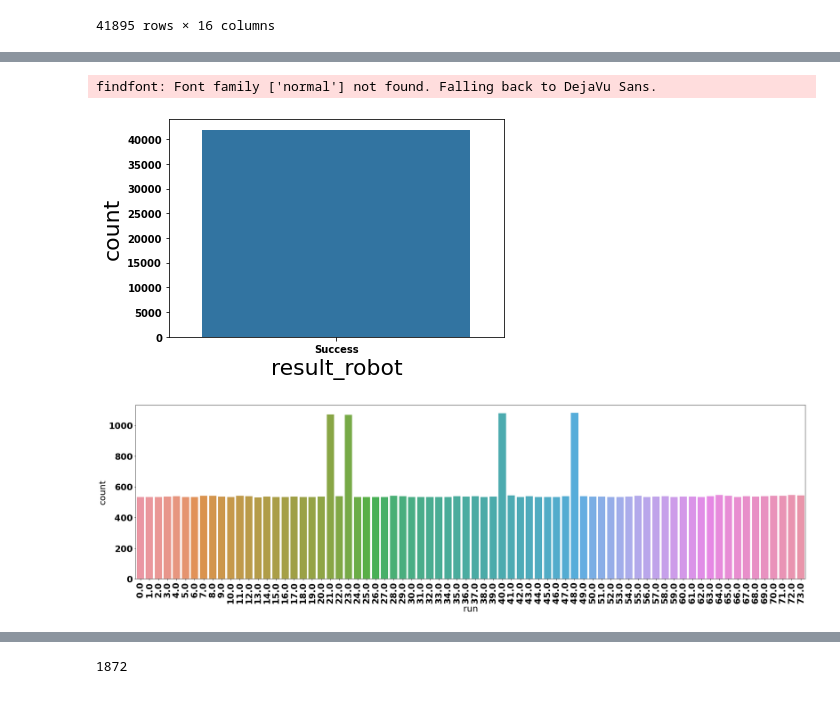
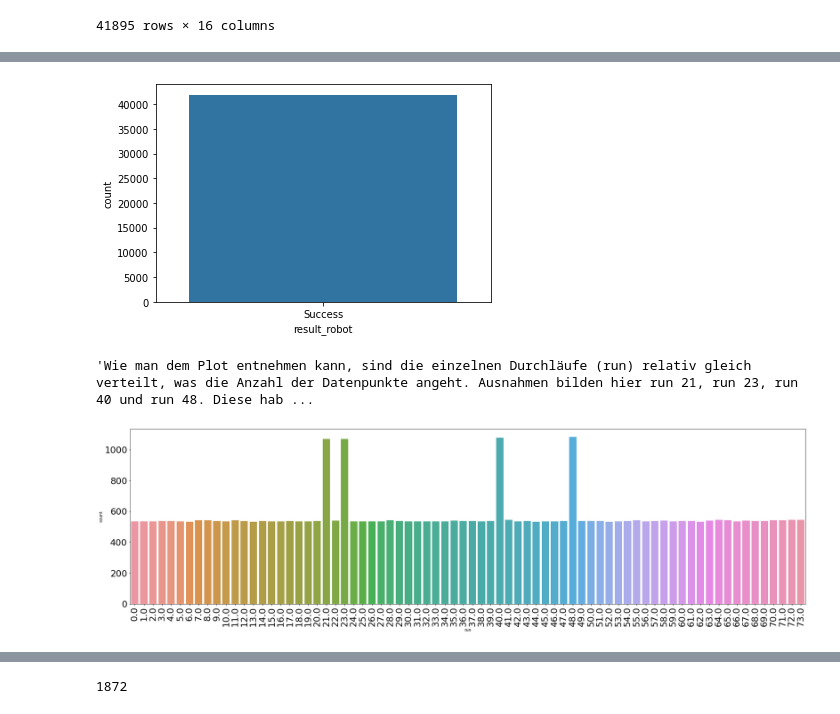
Before and after one commit to marvin353/SmartDataAnalytics_Gruppe1, a Jupyter notebook: Übungsblatt4/DataExploration_Marvin.ipynb, the cells around one changed output, grey strips where cells are left out. Saved outputs shown, nothing was run; the diff lists cells and outputs as text; code cells hidden in the pictures.

```diff
--- a/Übungsblatt4/DataExploration_Marvin.ipynb
+++ b/Übungsblatt4/DataExploration_Marvin.ipynb
@@ -82,18 +82,22 @@ memory usage: 6.4+ MB
 # %%
 # Sccess - Fail Distribution
 plt.rc('xtick', labelsize=10)    # fontsize of the tick labels
 plt.rc('ytick', labelsize=10)
 ax = sns.countplot(x="result_robot", data=df)
 plt.show()
 # Seems like success only
+"""Die Spalte "result_robot" enthält ausschließlich den Wert "success"."""
 
 # Distribution by: run
 fig = plt.figure(figsize=(30,8))
 plt.rc('xtick', labelsize=22)    # fontsize of the tick labels
 plt.rc('ytick', labelsize=22)
 plt.xticks(rotation=90)
 ax = sns.countplot(x="run", data=df)
+
+# TODO: #%% md
+"""Wie man dem Plot entnehmen kann, sind die einzelnen Durchläufe (run) relativ gleich verteilt, was die Anzahl der Datenpunkte angeht. Ausnahmen bilden hier run 21, run 23, run 40 und run 48. Diese haben in etwa die doppelte Länge. Ob dies so gewollt ist oder ob es sich moglicherwewise um einen Fehler in den Daten handelt werden wir im Folgenden untersuchen."""
 # %% [output]
+[figure, new version]
-findfont: Font family ['normal'] not found. Falling back to DejaVu Sans.
+'Wie man dem Plot entnehmen kann, sind die einzelnen Durchläufe (run) relativ gleich verteilt, was die Anzahl der Datenpunkte angeht. Ausnahmen bilden hier run 21, run 23, run 40 und run 48. Diese hab ...
-[figure, old version]
-[figure, old version]
+[figure, new version]
```
Also changed, not shown: parts of 7 cells of this notebook.
